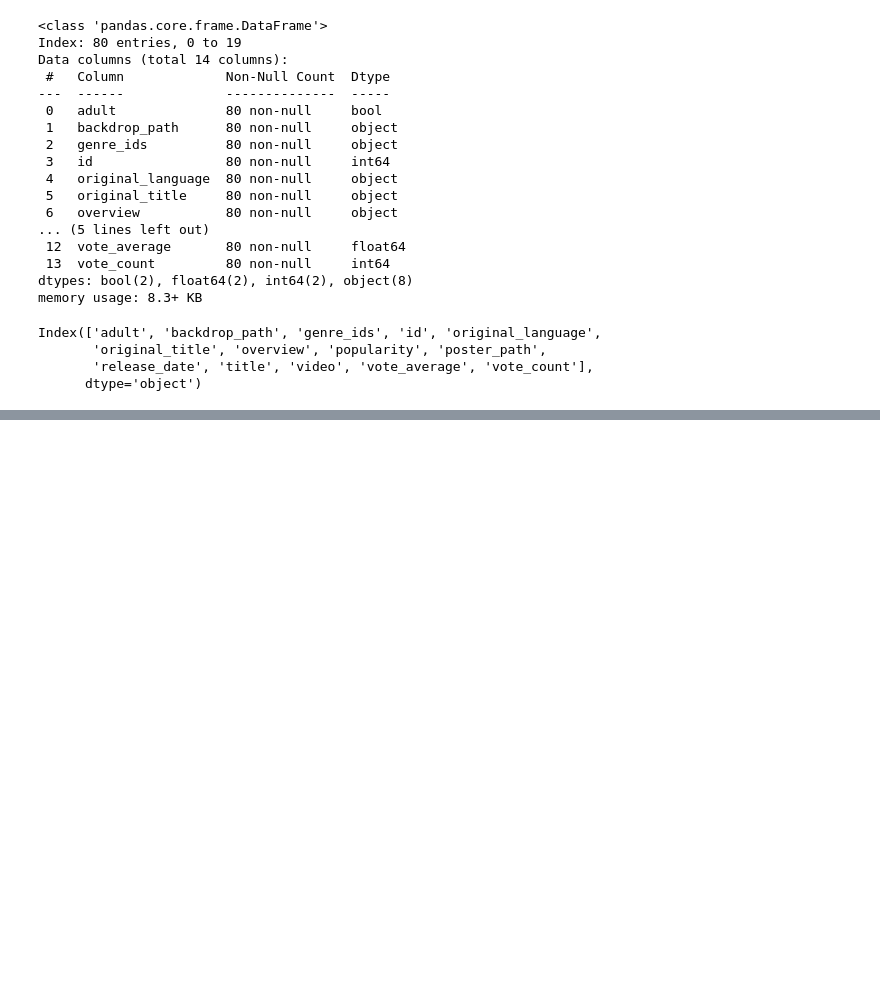
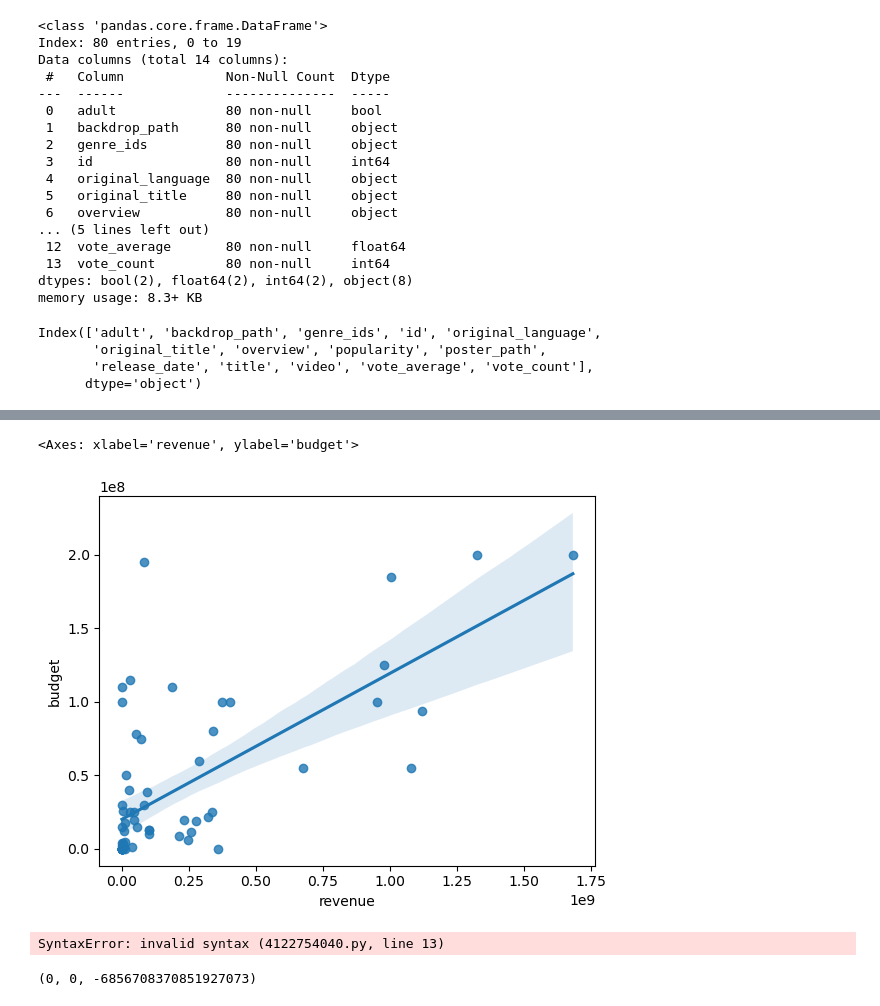
Before and after one commit to whoshilo/AI, a Jupyter notebook: Semester 1/Movies/AMCemployeesgetpaidtoomuch.ipynb, the cells around one changed output, grey strips where cells are left out. Drawn from its saved outputs; the diff is of its cells as text; code cells hidden in the pictures; blank space fills up the shorter version.

```diff
--- a/Semester 1/Movies/AMCemployeesgetpaidtoomuch.ipynb
+++ b/Semester 1/Movies/AMCemployeesgetpaidtoomuch.ipynb
@@ -143,5 +143,3 @@ headers = {
 response = requests.get(url, headers=headers)
 response = response.json()
 mid = pd.DataFrame(response['genres'])
-# %%
-hawk = pd.merge(mid, right_on = 'vote_count', left_on = 'adult')
@@ -150,2 +178,29 @@ TypeError: merge() missing 1 required positional argument: 'right'
+# %%
+def get_revenue_budget(mid):
+    '''
+    Uses the movie id to get data from the "Details" endpoint
+    Returns a dataframe of revenue and budget data
+    '''
+    data = {
+        "id":[],
+        "budget": [],
+        "revenue": []
+    }
+
+    for i in mid["id"]:
+        data["id"].append(i)
+        url = "https://api.themoviedb.org/3/movie/"+str(i)+"?language=en-US"
+
+        headers = {
+            "accept": "application/json",
+            "Authorization": "Bearer eyJhbGciOiJIUzI1NiJ9.eyJhdWQiOiI3MWJkOGVhZjJhNjU4MTUxZTdlZWUwOTdmOTY4ZTJjOCIsIm5iZiI6MTcyODMxODM1My41NzE1OTksInN1YiI6IjY2ZmViNWMxNzgzMGMxMzAxZTdjOTAwNyIsInNjb3BlcyI6WyJhcGlfcmVhZCJdLCJ2ZXJzaW9uIjoxfQ.WPFlzZ4v-kn00R6frGuhILHE-7wuxQPQyRbev7wr3ss"
+        }
+
+        response = requests.get(url, headers=headers)
+        response = response.json()
+        data["budget"].append(response["budget"])
+        data["revenue"].append(response["revenue"])
+
+    return pd.DataFrame(data)
 # %%
-hawk2
+money_df = get_revenue_budget(hawk)
@@ -165,0 +216,30 @@ hawk2
+# %%
+sns.regplot (data= money_df, x = 'revenue', y = 'budget')
+# %% [output]
+<Axes: xlabel='revenue', ylabel='budget'>
+[figure, added]
+# %%
+def get_best_fit(data, x, y):
+    '''
+    Determines the slope (m) and intercept (b) of the best fit line
+    for two variables, x and y.
+    '''
+    m = 0
+    b = 0
+    # Calculate residuals (y = mx + b)
+    res = 0
+    for i in range(len(data)):
+        pred_y = (m * data.loc[i][x]) + b
+        act_y = data.loc[i][y]
+        temp =
+        res = res + (pred_y - act_y)**2
+
+
+
+    return (m, b, res)
+# %% [output]
+SyntaxError: invalid syntax (4122754040.py, line 13)
+# %%
+get_best_fit(money_df, "budget", 'revenue')
+# %% [output]
+(0, 0, -6856708370851927073)
```
Also changed, not shown: parts of 10 cells of this notebook.
